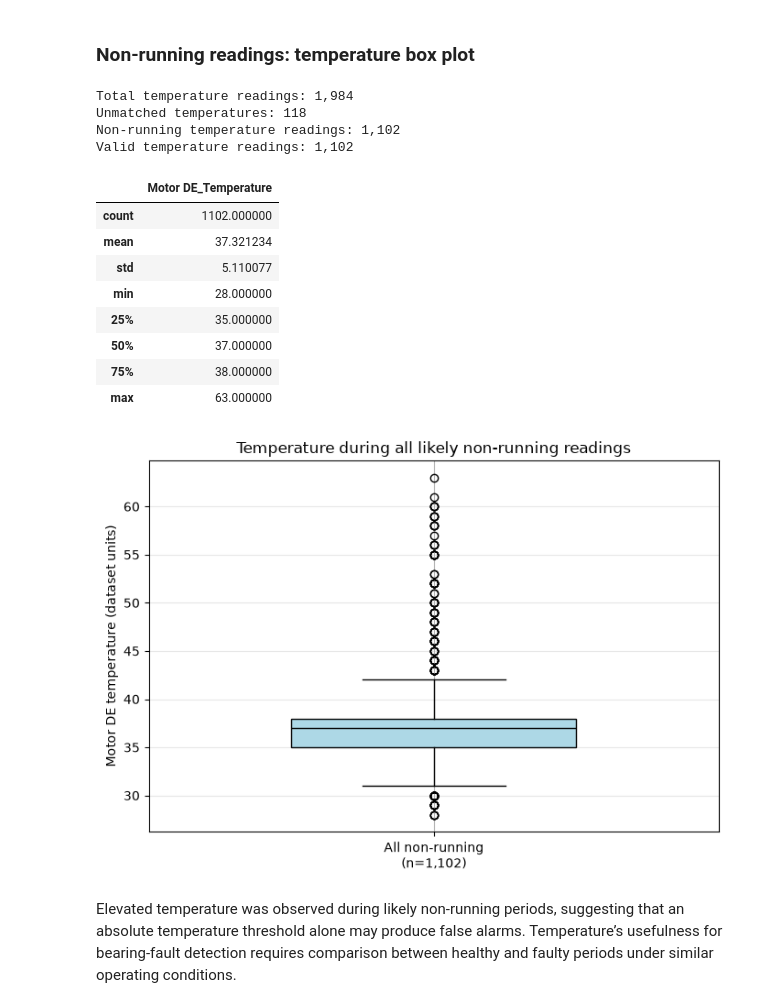
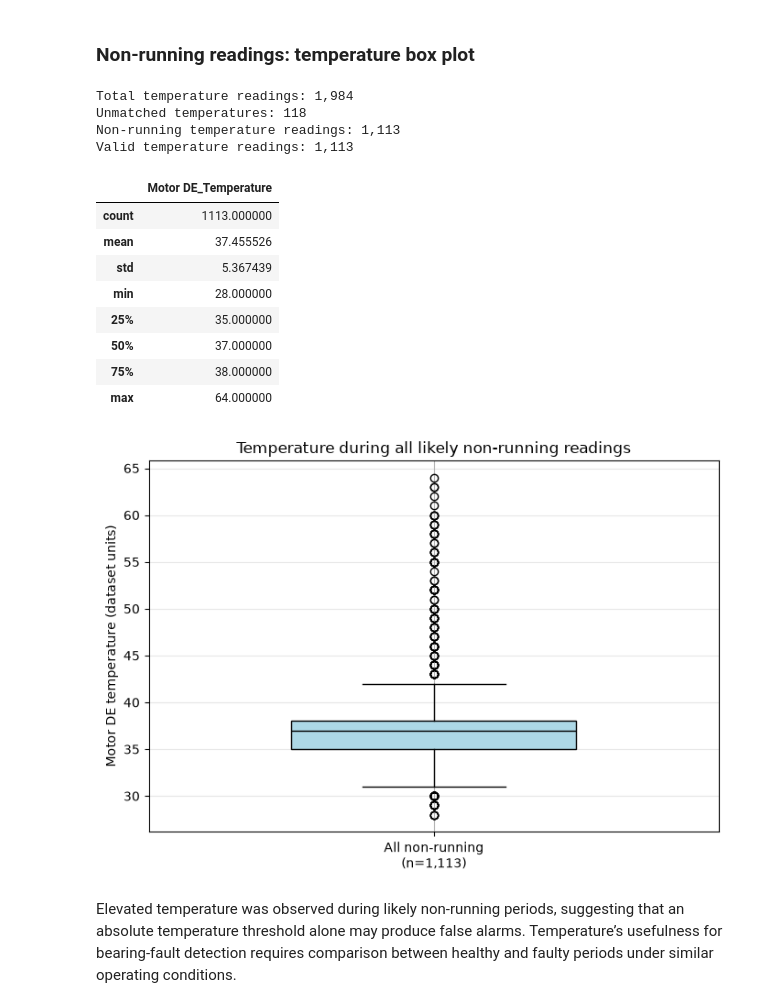
Before and after one commit to vinwann/Vinura_Wanniarachchi_AIMLEngineer_Groundup, a Jupyter notebook: Q_1_EDA.ipynb, the cells around one changed output. Saved outputs shown, nothing was run; the diff lists cells and outputs as text; code cells hidden in the pictures.

```diff
--- a/Q_1_EDA.ipynb
+++ b/Q_1_EDA.ipynb
@@ -313,7 +313,7 @@ suspicious: 276 rows
 ### Non-running readings: temperature box plot
 # %%
 TEMPERATURE_COL = "Motor DE_Temperature"
-NON_RUNNING_RMS_CUTOFF = 3  # Same threshold as find_active_periods above.
+NON_RUNNING_RMS_CUTOFF = 13  # Same threshold as find_active_periods above.
 
 temperature_source = df_dev.copy()
 temperature_source["date"] = pd.to_datetime(
@@ -359,40 +359,40 @@ print(f"Unmatched temperatures: {temperature_matches['reported_rms'].isna().sum(
 print(f"Non-running temperature readings: {len(df_non_running_temperature):,}")
 print(f"Valid temperature readings: {temperatures.size:,}")
 display(pd.Series(temperatures, name=TEMPERATURE_COL).describe().to_frame())
 
 fig, ax = plt.subplots(figsize=(7, 5))
 if temperatures.size == 0:
     ax.text(1, 0.5, "No valid temperature readings", ha="center",
             transform=ax.get_xaxis_transform())
 else:
     ax.boxplot(
         temperatures, positions=[1], widths=0.5,
         patch_artist=True, showfliers=True,
         boxprops={"facecolor": "lightblue"},
         medianprops={"color": "black"},
     )
 
 ax.set_xticks([1], [f"All non-running\n(n={temperatures.size:,})"])
 ax.set_ylabel("Motor DE temperature (dataset units)")
 ax.set_title("Temperature during all likely non-running readings")
 ax.grid(axis="y", alpha=0.3)
 plt.tight_layout()
 plt.show()
 # %% [output]
 Total temperature readings: 1,984
 Unmatched temperatures: 118
-Non-running temperature readings: 1,102
-Valid temperature readings: 1,102
+Non-running temperature readings: 1,113
+Valid temperature readings: 1,113
 |  | Motor DE_Temperature |
-| count | 1102.000000 |
-| mean | 37.321234 |
-| std | 5.110077 |
+| count | 1113.000000 |
+| mean | 37.455526 |
+| std | 5.367439 |
 | min | 28.000000 |
 | 25% | 35.000000 |
 | 50% | 37.000000 |
 | 75% | 38.000000 |
-| max | 63.000000 |
+| max | 64.000000 |
-[figure, old version]
+[figure, new version]
 # %% [markdown]
 Elevated temperature was observed during likely non-running periods, suggesting that an absolute temperature threshold alone may produce false alarms. Temperature’s usefulness for bearing-fault detection requires comparison between healthy and faulty periods under similar operating conditions.
 # %% [markdown]
```
Also changed, not shown: 4 other files.
